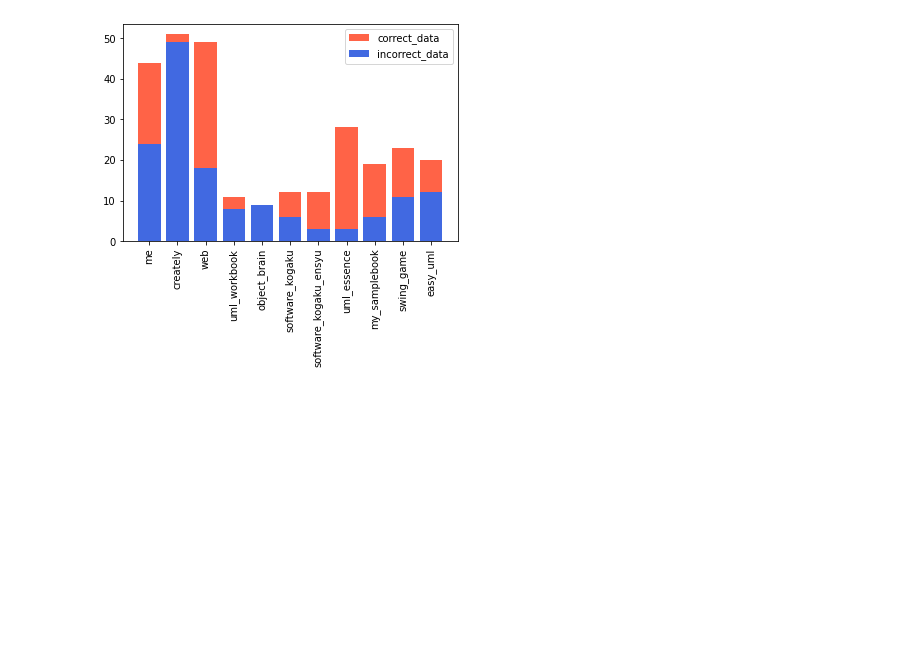
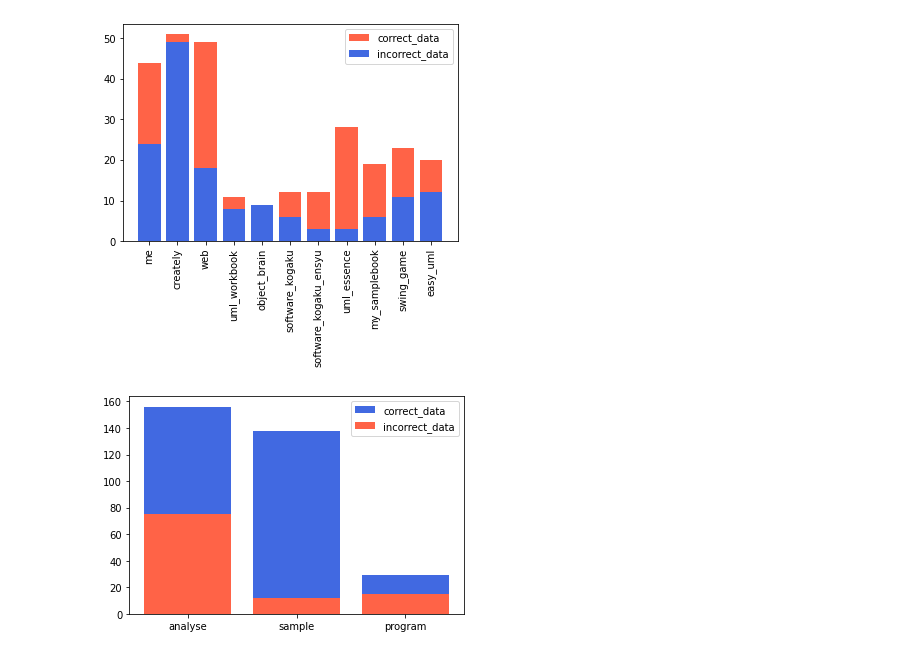
Before and after one commit to teruto725/research-kosen-uchida.lab, a Jupyter notebook: 6_analyse_predicted_data.csv.ipynb, the cells around one changed output. Cells and saved outputs as stored; diff of their text form; code cells hidden in the pictures; blank space fills up the shorter version.

Commit message:
add figure

```diff
--- a/6_analyse_predicted_data.csv.ipynb
+++ b/6_analyse_predicted_data.csv.ipynb
@@ -63,3 +63,20 @@ def plot_type_distribution(data):
 plot_type_distribution(data)
 # %% [output]
 [figure]
+# %%
+def plot_type_distribution2(data):
+    type_labels = data["type"].unique()
+    data["ans_correct"] = data.apply(lambda x : x["ans_sugi"] == x["relation_label"], axis=1)
+    correct_data = data[data["ans_correct"]==True]
+    incorrect_data = data[data["ans_correct"]==False]
+    correct = list()
+    incorrect = list()
+    for label in type_labels:
+        correct.append(sum(correct_data["type"]==label))
+        incorrect.append(sum(incorrect_data["type"]==label))
+    p1 = plt.bar(type_labels, correct, color="royalblue")
+    p2 = plt.bar(type_labels, incorrect, color="tomato")
+    plt.legend((p1[0], p2[0]), ("correct_data", "incorrect_data"))
+plot_type_distribution2(data)
+# %% [output]
+[figure, added]
```
